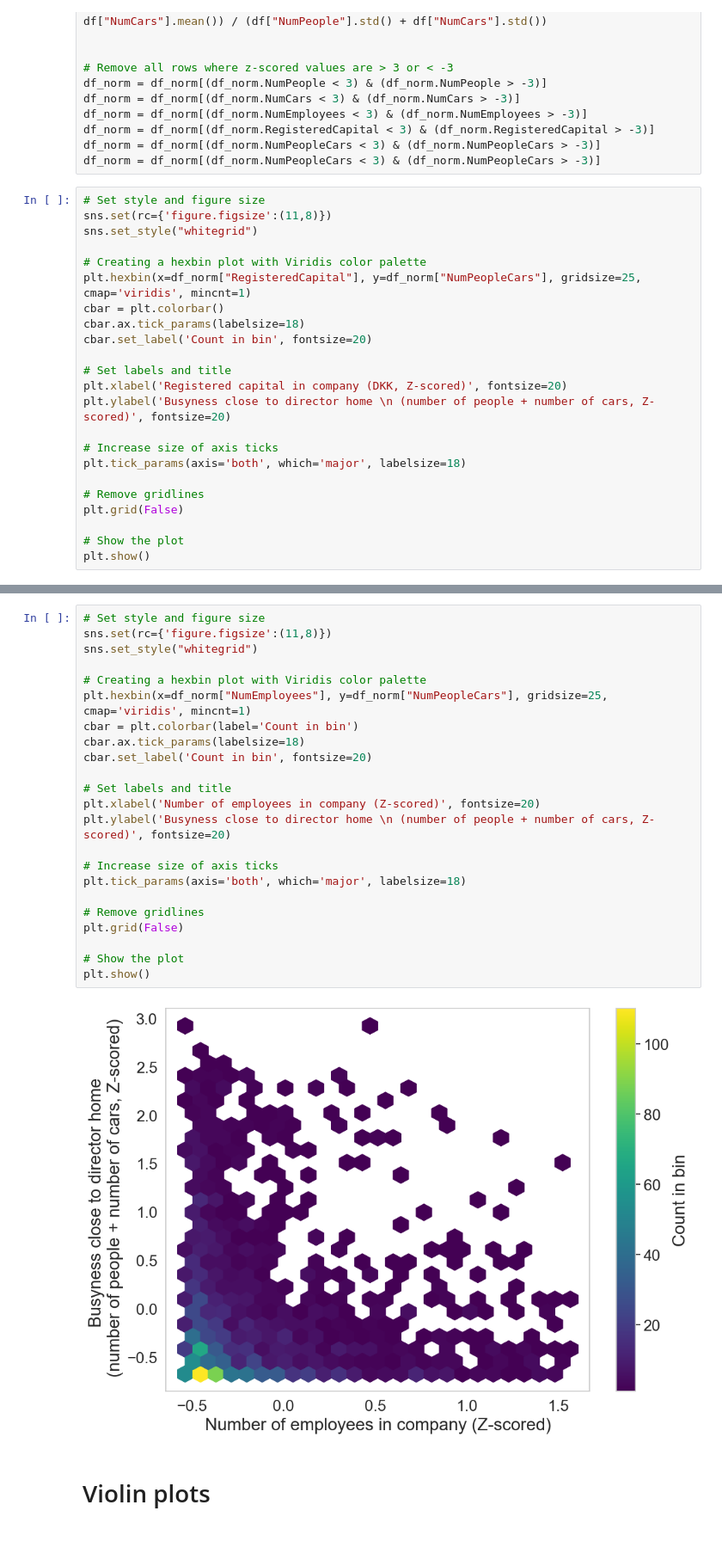
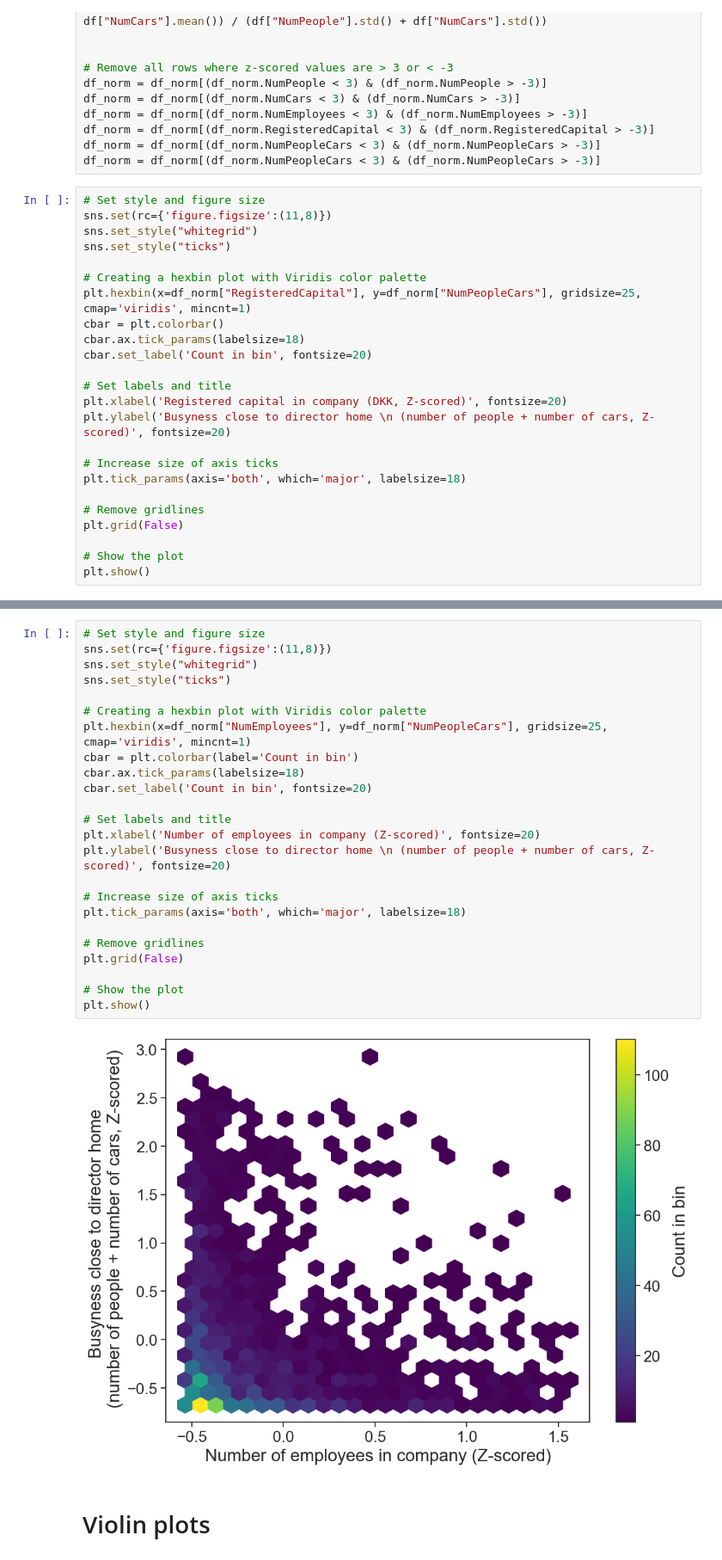
Before and after one commit to ivaroli/DataInTheWild, a Jupyter notebook: Analysis/Visualizations.ipynb, the cells around one changed output, grey strips where cells are left out. Shown at 86% size. Drawn from its saved outputs; the diff is of its cells as text.

```diff
--- a/Analysis/Visualizations.ipynb
+++ b/Analysis/Visualizations.ipynb
@@ -60,6 +80,7 @@ df_norm = df_norm[(df_norm.NumPeopleCars < 3) & (df_norm.NumPeopleCars > -3)]
 # Set style and figure size
 sns.set(rc={'figure.figsize':(11,8)})
 sns.set_style("whitegrid")
+sns.set_style("ticks")
 
 # Creating a hexbin plot with Viridis color palette
 plt.hexbin(x=df_norm["RegisteredCapital"], y=df_norm["NumPeopleCars"], gridsize=25, cmap='viridis', mincnt=1)
@@ -84,28 +105,29 @@ plt.show()
 # %%
 # Set style and figure size
 sns.set(rc={'figure.figsize':(11,8)})
 sns.set_style("whitegrid")
+sns.set_style("ticks")
 
 # Creating a hexbin plot with Viridis color palette
 plt.hexbin(x=df_norm["NumEmployees"], y=df_norm["NumPeopleCars"], gridsize=25, cmap='viridis', mincnt=1)
 cbar = plt.colorbar(label='Count in bin')
 cbar.ax.tick_params(labelsize=18)
 cbar.set_label('Count in bin', fontsize=20)
 
 # Set labels and title
 plt.xlabel('Number of employees in company (Z-scored)', fontsize=20)
 plt.ylabel('Busyness close to director home \n (number of people + number of cars, Z-scored)', fontsize=20)
 
 # Increase size of axis ticks
 plt.tick_params(axis='both', which='major', labelsize=18)
 
 # Remove gridlines
 plt.grid(False)
 
 # Show the plot
 plt.show()
 # %% [output]
-[figure, old version]
+[figure, new version]
 # %% [markdown]
 # Violin plots
 # %%
```
Also changed, not shown: parts of 12 cells of this notebook.
